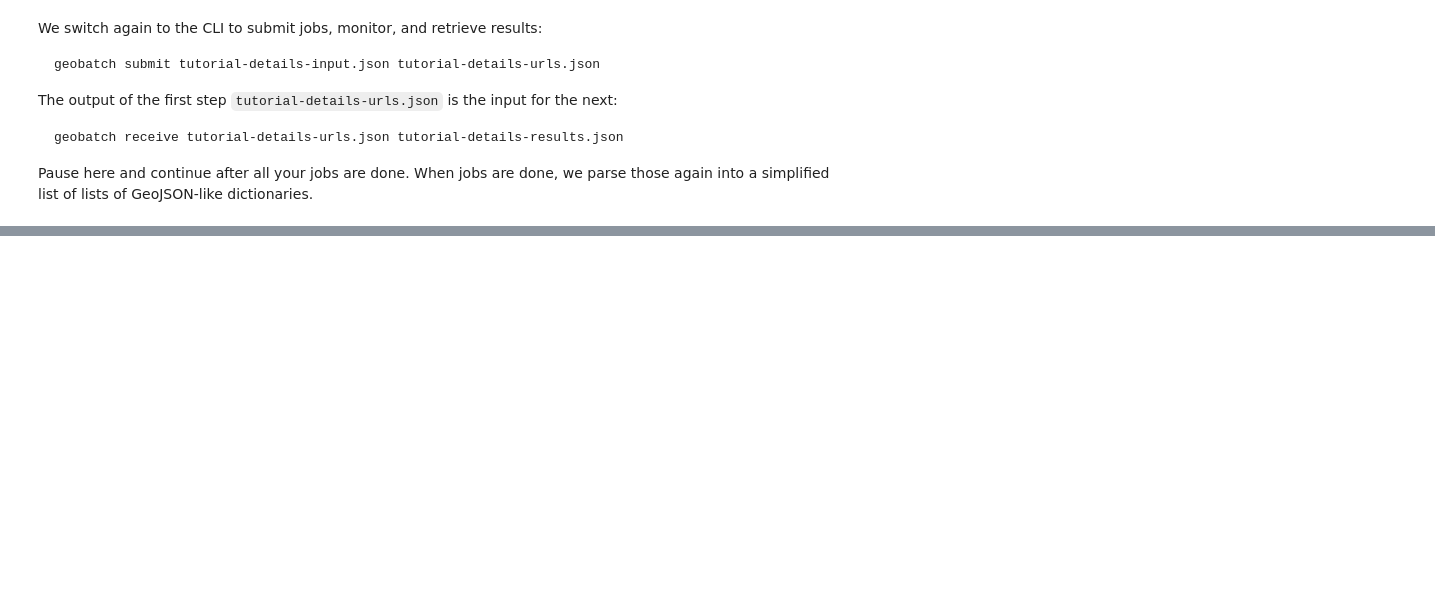
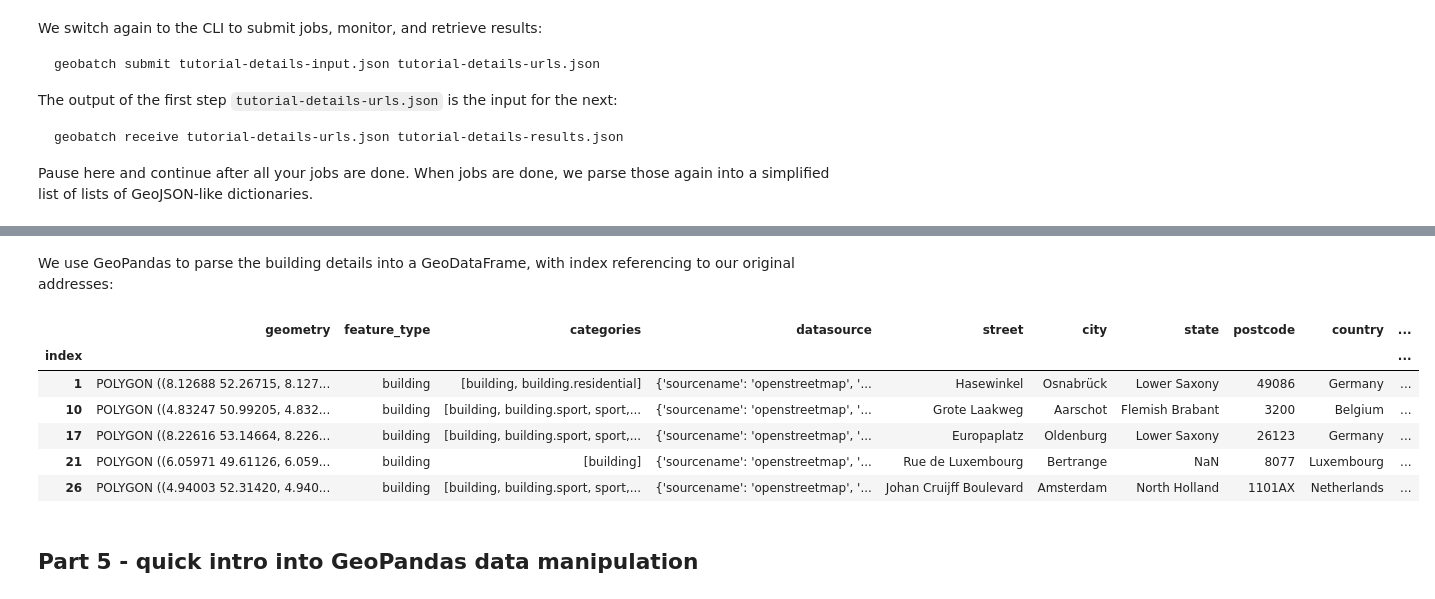
Before and after one commit to huels-originals/geobatchpy, a Jupyter notebook: docs/tutorial-enrich-locations.ipynb, the cells around one changed output, grey strips where cells are left out. Cells and saved outputs as stored; diff of their text form; code cells hidden in the pictures; blank space fills up the shorter version.

```diff
--- a/docs/tutorial-enrich-locations.ipynb
+++ b/docs/tutorial-enrich-locations.ipynb
@@ -314,0 +248,19 @@ And we can do even more with GeoPandas by using one of many of its methods appli
+# %% [markdown]
+We use GeoPandas to parse the building details into a GeoDataFrame, with index referencing to our original addresses:
+# %%
+index_name = df.index.name if df.index.name is not None else 'index'
+df_details = pd.concat([gpd.GeoDataFrame.from_features(res).assign(**{index_name: idx})
+                        for idx, res in zip(df.index, results)]).set_index(index_name)
+# df_details.geometry = gpd.GeoSeries(df_details.geometry).set_crs('EPSG:4326')
+df_details = gpd.GeoDataFrame(df_details, crs='EPSG:4326')
+df_details.head()
+# %% [output]
+|  | geometry | feature_type | categories | datasource | street | city | state | postcode | country | ... |
+| index |  |  |  |  |  |  |  |  |  | ... |
+| 1 | POLYGON ((8.12688 52.26715, 8.127... | building | [building, building.residential] | {'sourcename': 'openstreetmap', '... | Hasewinkel | Osnabrück | Lower Saxony | 49086 | Germany | ... |
+| 10 | POLYGON ((4.83247 50.99205, 4.832... | building | [building, building.sport, sport,... | {'sourcename': 'openstreetmap', '... | Grote Laakweg | Aarschot | Flemish Brabant | 3200 | Belgium | ... |
+| 17 | POLYGON ((8.22616 53.14664, 8.226... | building | [building, building.sport, sport,... | {'sourcename': 'openstreetmap', '... | Europaplatz | Oldenburg | Lower Saxony | 26123 | Germany | ... |
+| 21 | POLYGON ((6.05971 49.61126, 6.059... | building | [building] | {'sourcename': 'openstreetmap', '... | Rue de Luxembourg | Bertrange | NaN | 8077 | Luxembourg | ... |
+| 26 | POLYGON ((4.94003 52.31420, 4.940... | building | [building, building.sport, sport,... | {'sourcename': 'openstreetmap', '... | Johan Cruijff Boulevard | Amsterdam | North Holland | 1101AX | Netherlands | ... |
+# %% [markdown]
+## Part 5 - quick intro into GeoPandas data manipulation
```
Also changed, not shown: parts of 34 cells of this notebook, 1 other file.
